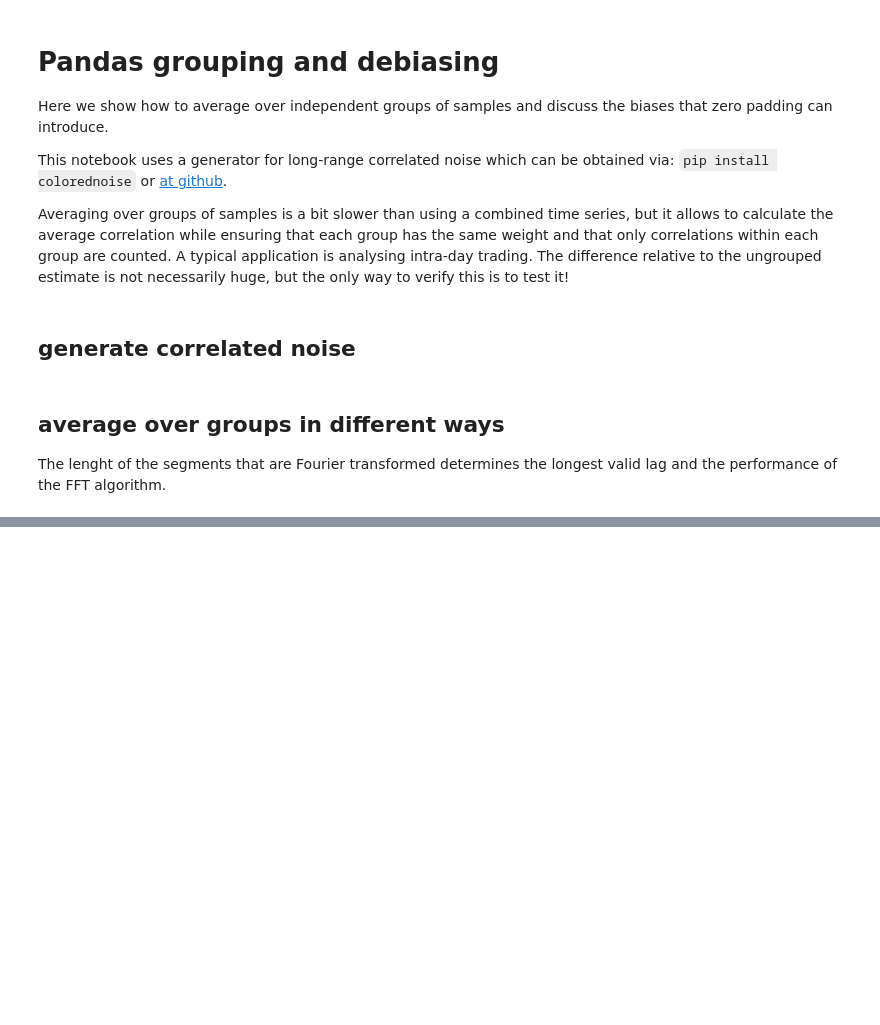
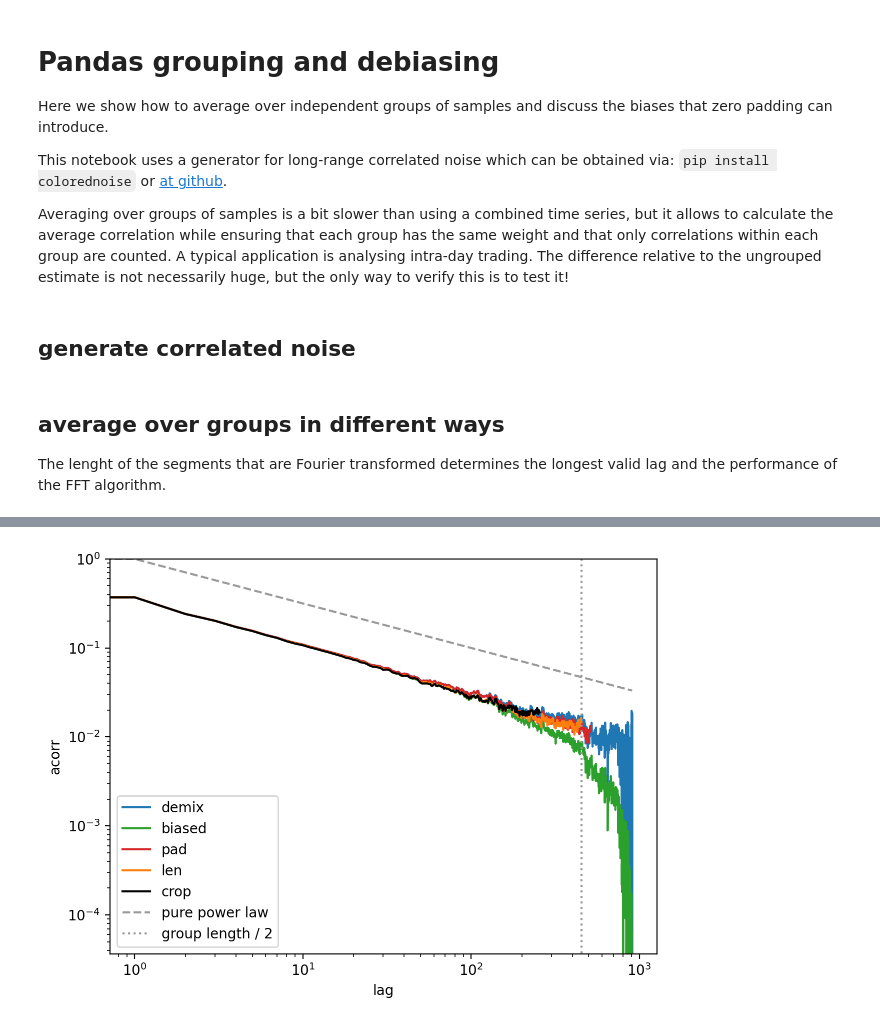
Before and after one commit to felixpatzelt/scorr, a Jupyter notebook: examples/pandas_groups_and_bias.ipynb, the cells around one changed output, grey strips where cells are left out. Drawn from its saved outputs; the diff is of its cells as text; code cells hidden in the pictures; blank space fills up the shorter version.

```diff
--- a/examples/pandas_groups_and_bias.ipynb
+++ b/examples/pandas_groups_and_bias.ipynb
@@ -88,7 +87,7 @@ rdf_crop['acorr'].plot(color='k', label='crop', **pkwa)
 
 ax.plot(r_analytic, '--', color='#999999', label='pure power law')
 ax.vlines(
-    [group_length/2], rdf_biased.min(), 1,
+    [group_length/2], rdf_biased['acorr'].min(), 1,
     linestyle=':', color='#999999', label='group length / 2'
 )
 
@@ -101,0 +99 @@ fig.tight_layout()
+[figure, added]
```
Also changed, not shown: parts of 7 cells of this notebook, 3 other files.
